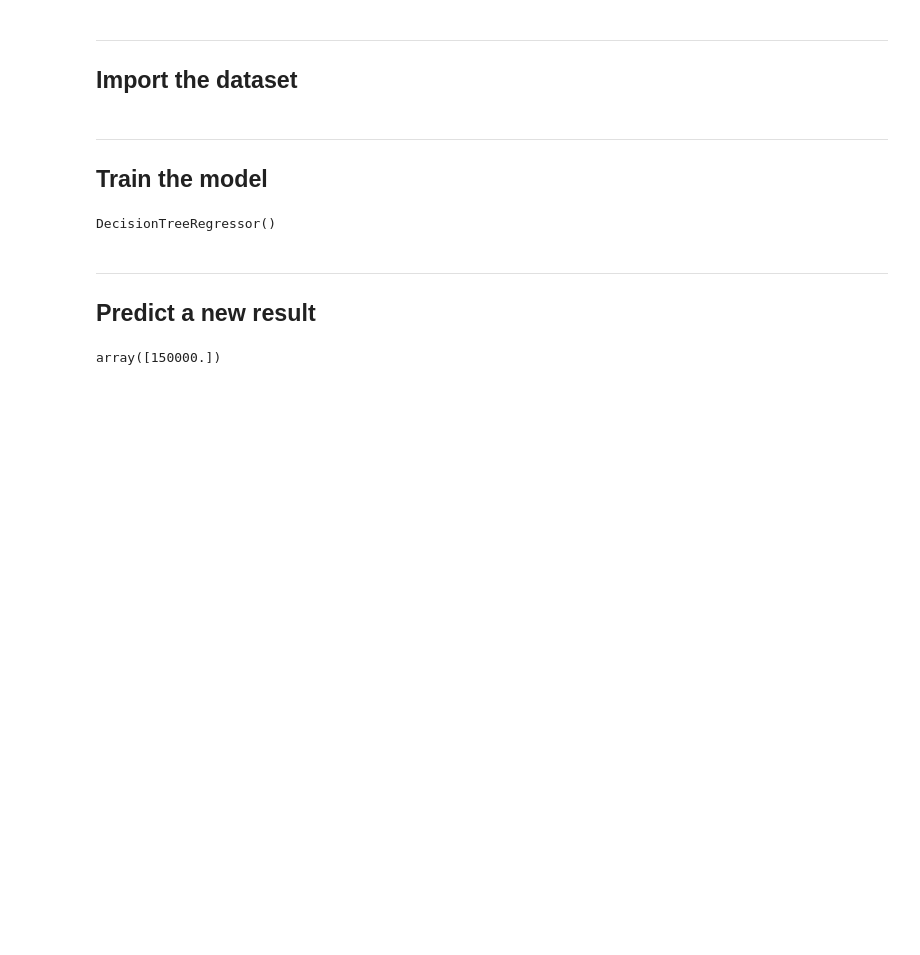
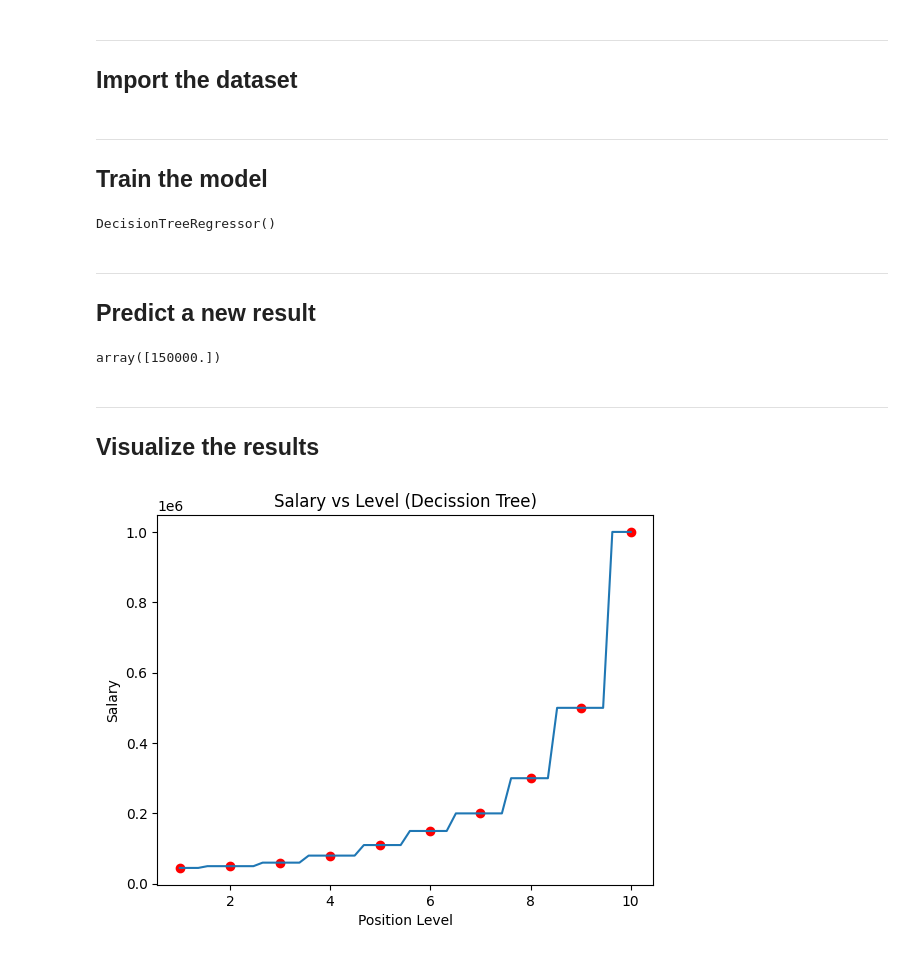
Before and after one commit to 13-Rob/machine-learning, a Jupyter notebook: 02-Regression/0205-Decision_Tree_Regression_practice.ipynb, the cells around one changed output. Cells and saved outputs as stored; diff of their text form; code cells hidden in the pictures; blank space fills up the shorter version.

Commit message:
Decision tree regression

```diff
--- a/02-Regression/0205-Decision_Tree_Regression_practice.ipynb
+++ b/02-Regression/0205-Decision_Tree_Regression_practice.ipynb
@@ -41,3 +41,22 @@ DecisionTreeRegressor()
 regressor.predict([[6.5]])
 # %% [output]
 array([150000.])
+# %% [markdown]
+
+---
+
+## Visualize the results
+# %%
+X_grid = np.linspace(min(X), max(X))
+X_grid = X_grid.reshape((len(X_grid), 1))
+
+plt.scatter(X, y, color='red')
+plt.plot(X_grid, regressor.predict(X_grid))
+
+plt.title('Salary vs Level (Decission Tree)')
+plt.xlabel('Position Level')
+plt.ylabel('Salary')
+
+plt.show()
+# %% [output]
+[figure, added]
```
Also changed, not shown: 1 other file.
